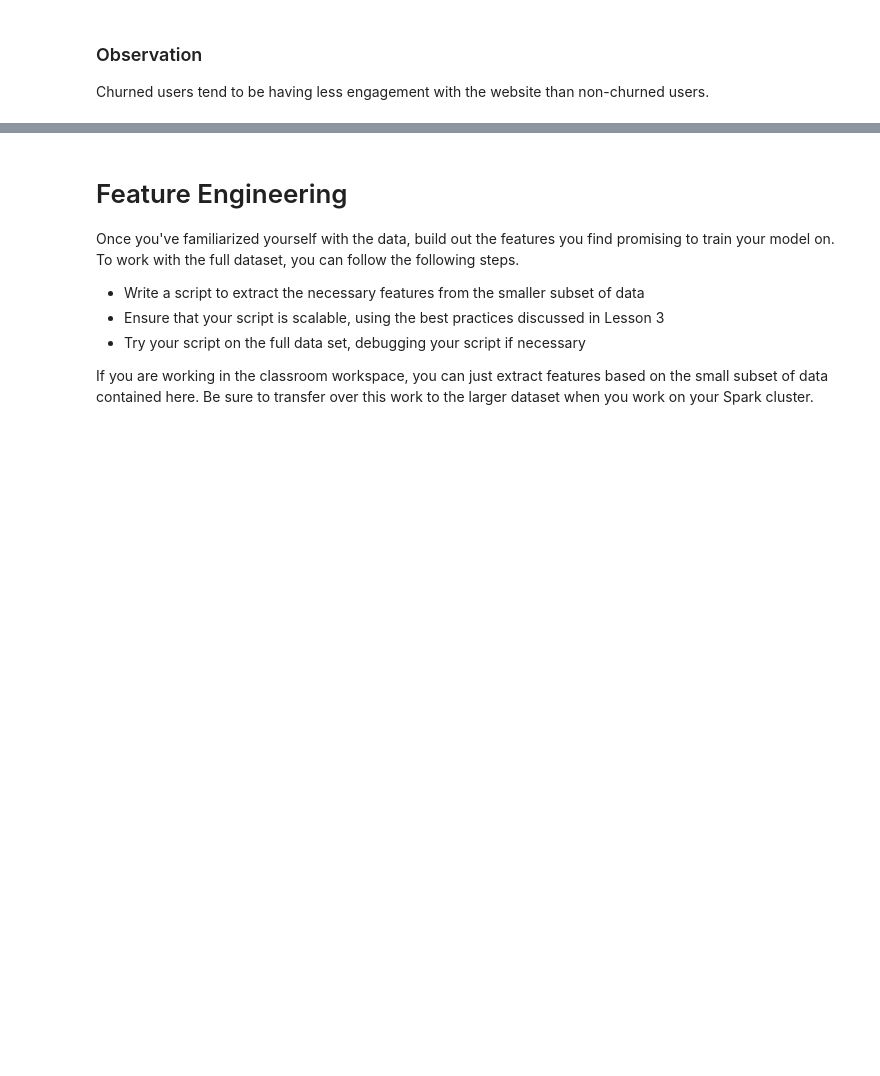
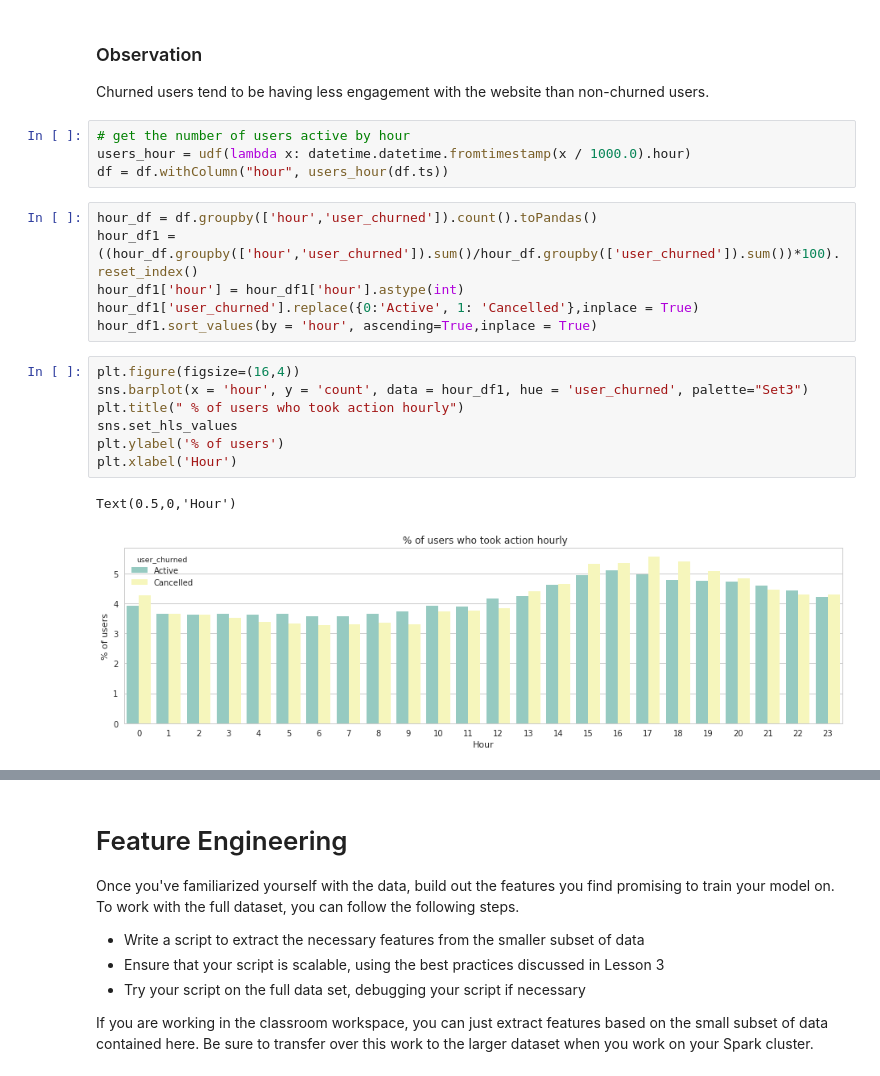
Before and after one commit to sunnyanand17/spark-project, a Jupyter notebook: Sparkify.ipynb, the cells around one changed output, grey strips where cells are left out. Drawn from its saved outputs; the diff is of its cells as text; blank space fills up the shorter version.

```diff
--- a/Sparkify.ipynb
+++ b/Sparkify.ipynb
@@ -300,3 +304,23 @@ sns.boxplot(x = 'count', y = 'user_churned', orient = 'horizontal', data = df_en
 # %% [markdown]
 ### Observation
 Churned users tend to be having less engagement with the website than non-churned users.
+# %%
+# get the number of users active by hour
+users_hour = udf(lambda x: datetime.datetime.fromtimestamp(x / 1000.0).hour)
+df = df.withColumn("hour", users_hour(df.ts))
+# %%
+hour_df = df.groupby(['hour','user_churned']).count().toPandas()
+hour_df1 = ((hour_df.groupby(['hour','user_churned']).sum()/hour_df.groupby(['user_churned']).sum())*100).reset_index()
+hour_df1['hour'] = hour_df1['hour'].astype(int)
+hour_df1['user_churned'].replace({0:'Active', 1: 'Cancelled'},inplace = True)
+hour_df1.sort_values(by = 'hour', ascending=True,inplace = True)
+# %%
+plt.figure(figsize=(16,4))
+sns.barplot(x = 'hour', y = 'count', data = hour_df1, hue = 'user_churned', palette="Set3")
+plt.title(" % of users who took action hourly")
+sns.set_hls_values
+plt.ylabel('% of users')
+plt.xlabel('Hour')
+# %% [output]
+Text(0.5,0,'Hour')
+[figure, added]
```
Also changed, not shown: parts of 29 cells of this notebook, 1 other file.
